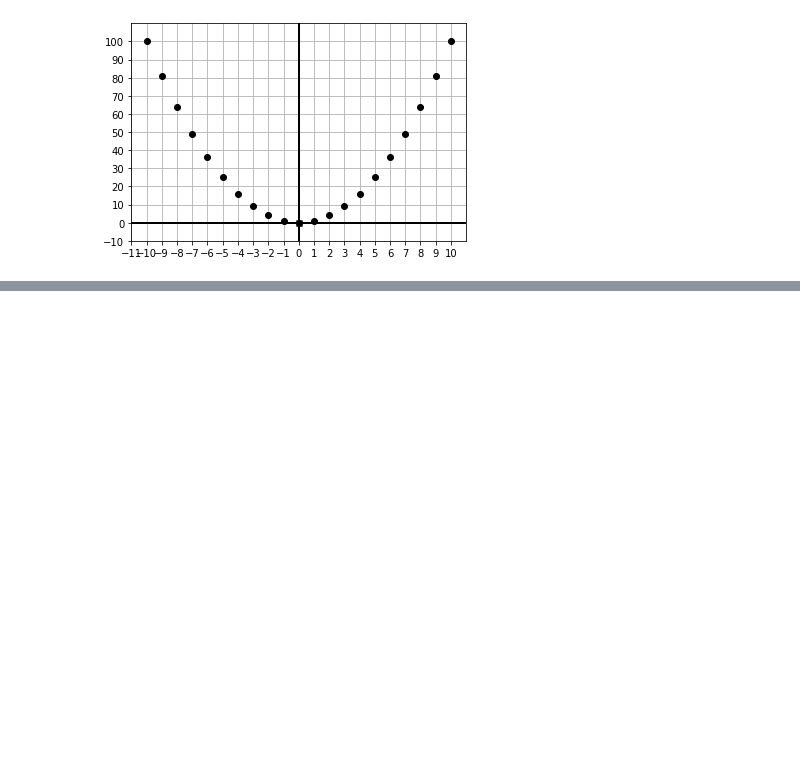
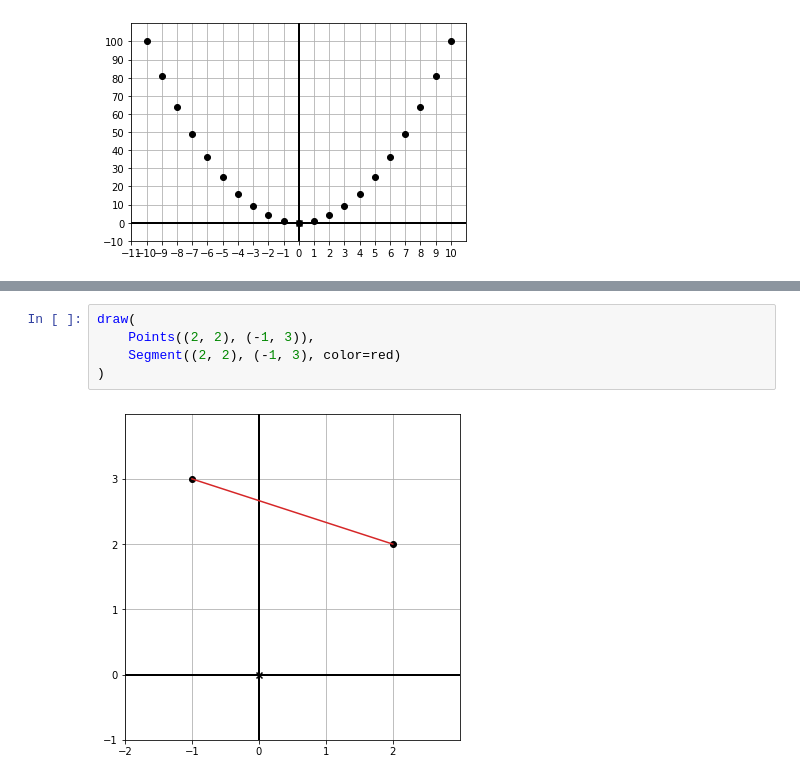
Before and after one commit to CarlosBueloni/Math-for-Programmers, a Jupyter notebook: Chapter 02/Chapter02.ipynb, the cells around one changed output, grey strips where cells are left out. Saved outputs shown, nothing was run; the diff lists cells and outputs as text; blank space fills up the shorter version.

```diff
--- a/Chapter 02/Chapter02.ipynb
+++ b/Chapter 02/Chapter02.ipynb
@@ -31,0 +53,7 @@ nice_aspect_ratio=False)
+# %%
+draw(
+    Points((2, 2), (-1, 3)),
+    Segment((2, 2), (-1, 3), color=red)
+)
+# %% [output]
+[figure, added]
```
Also changed, not shown: parts of 10 cells of this notebook, 2 other files.
